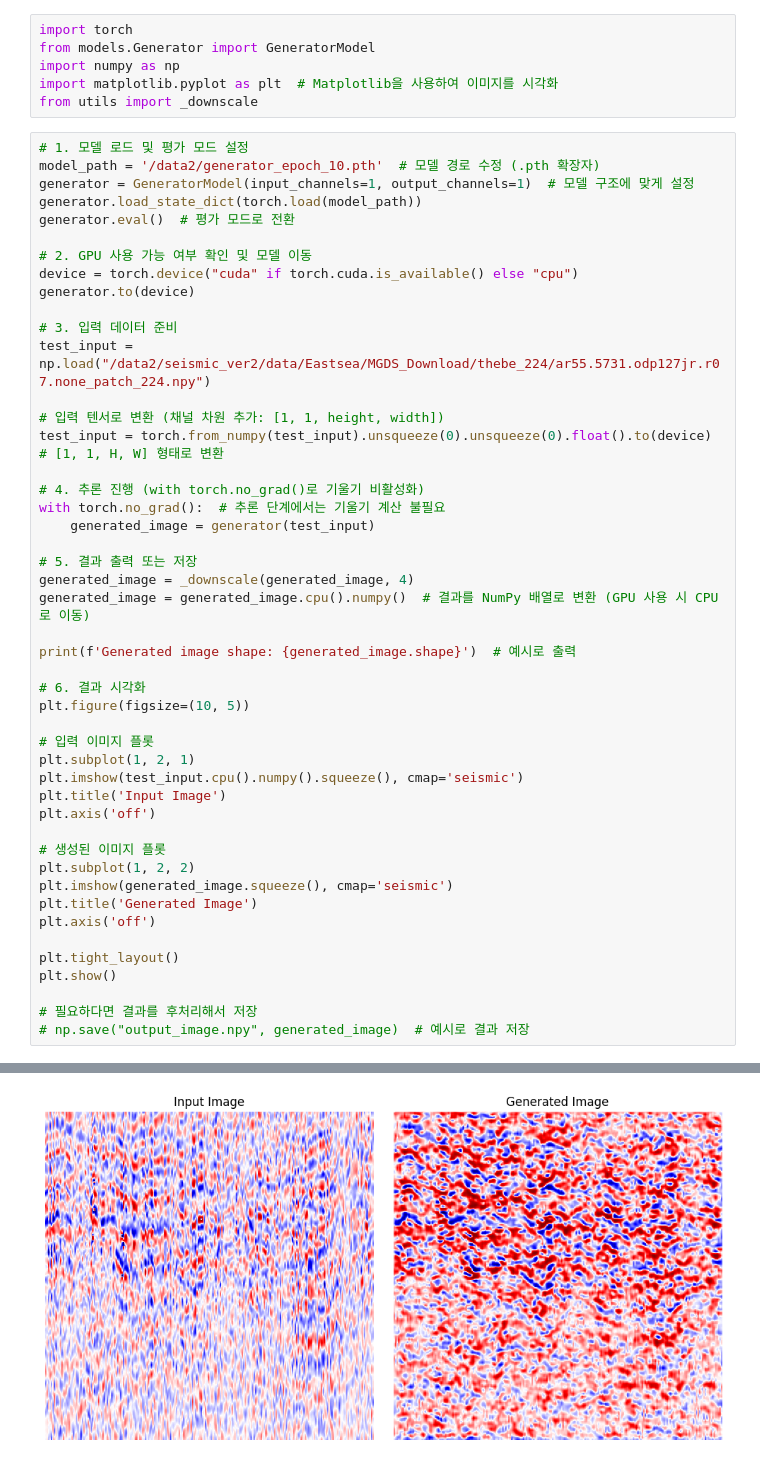
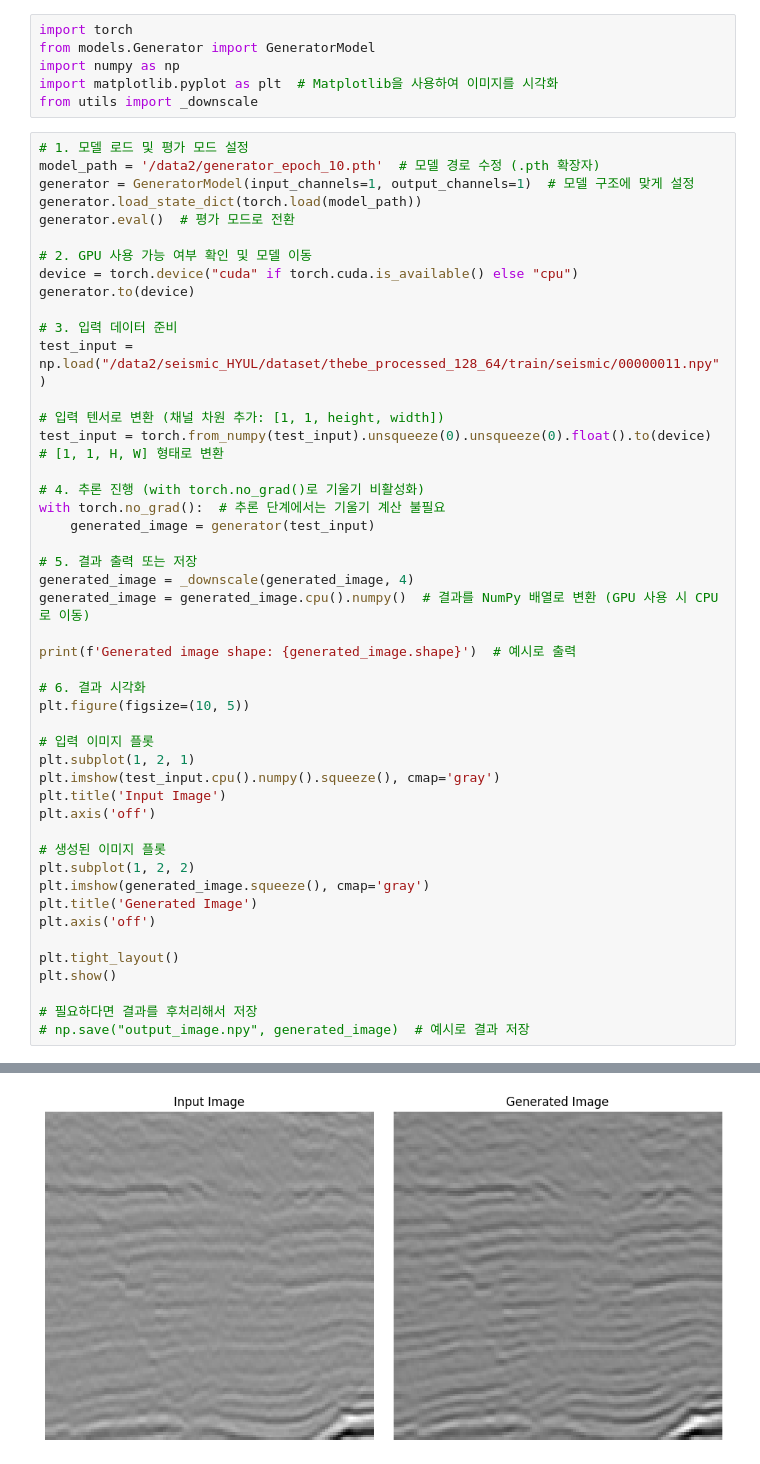
Before and after one commit to Hyul48/Seismic-Resolution-with-Deeplearning, a Jupyter notebook: inf_patch.ipynb, the cells around one changed output, grey strips where cells are left out. Cells and saved outputs as stored; diff of their text form.

```diff
--- a/inf_patch.ipynb
+++ b/inf_patch.ipynb
@@ -16,7 +16,7 @@ device = torch.device("cuda" if torch.cuda.is_available() else "cpu")
 generator.to(device)
 
 # 3. 입력 데이터 준비
-test_input = np.load("/data2/seismic_ver2/data/Eastsea/MGDS_Download/thebe_224/ar55.5731.odp127jr.r07.none_patch_224.npy")
+test_input = np.load("/data2/seismic_HYUL/dataset/thebe_processed_128_64/train/seismic/00000011.npy")
 
 # 입력 텐서로 변환 (채널 차원 추가: [1, 1, height, width])
 test_input = torch.from_numpy(test_input).unsqueeze(0).unsqueeze(0).float().to(device)  # [1, 1, H, W] 형태로 변환
@@ -36,13 +36,13 @@ plt.figure(figsize=(10, 5))
 
 # 입력 이미지 플롯
 plt.subplot(1, 2, 1)
-plt.imshow(test_input.cpu().numpy().squeeze(), cmap='seismic')
+plt.imshow(test_input.cpu().numpy().squeeze(), cmap='gray')
 plt.title('Input Image')
 plt.axis('off')
 
 # 생성된 이미지 플롯
 plt.subplot(1, 2, 2)
-plt.imshow(generated_image.squeeze(), cmap='seismic')
+plt.imshow(generated_image.squeeze(), cmap='gray')
 plt.title('Generated Image')
 plt.axis('off')
 
@@ -56 +56 @@ Generated image shape: (1, 1, 224, 224)
-[figure, old version]
+[figure, new version]
```
Also changed, not shown: parts of 1 cell of this notebook, 9 other files.
